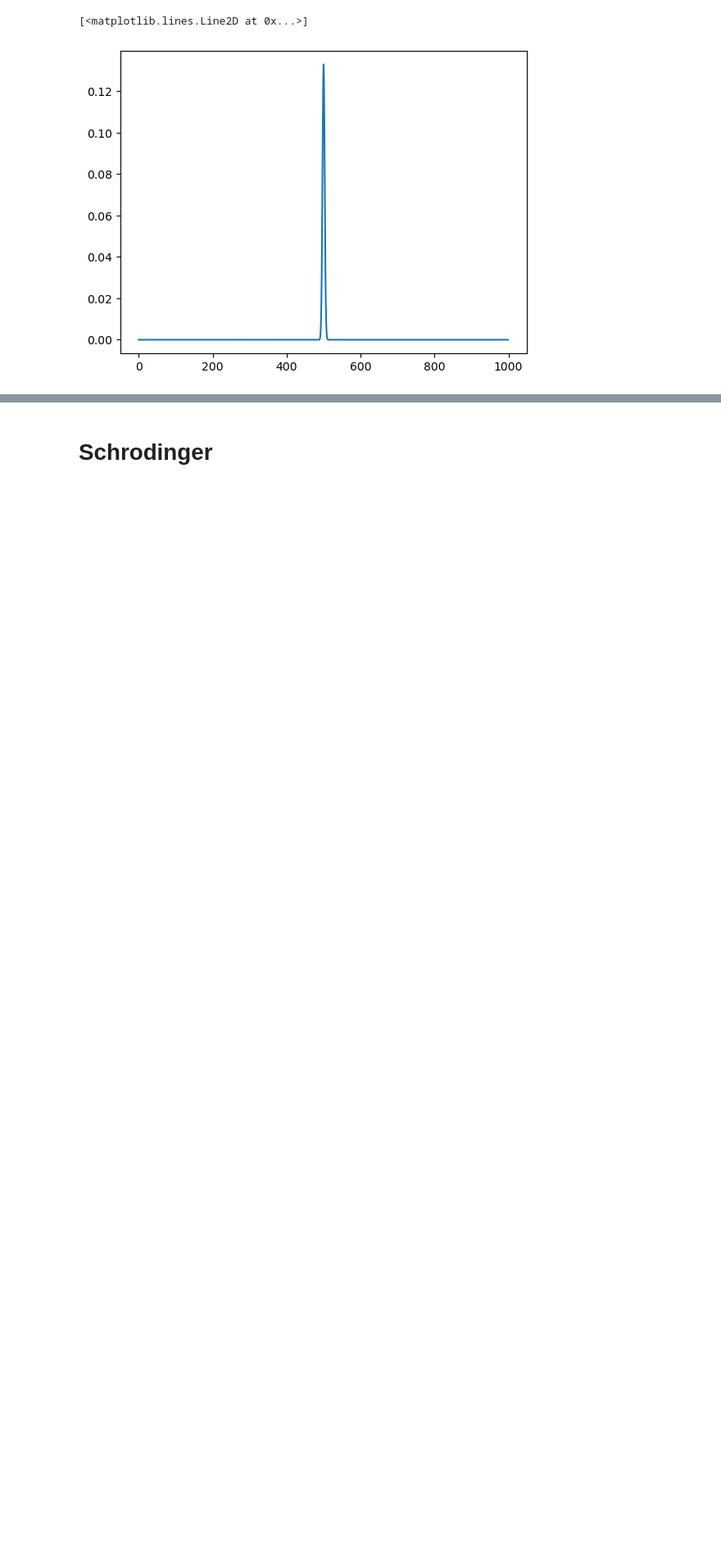
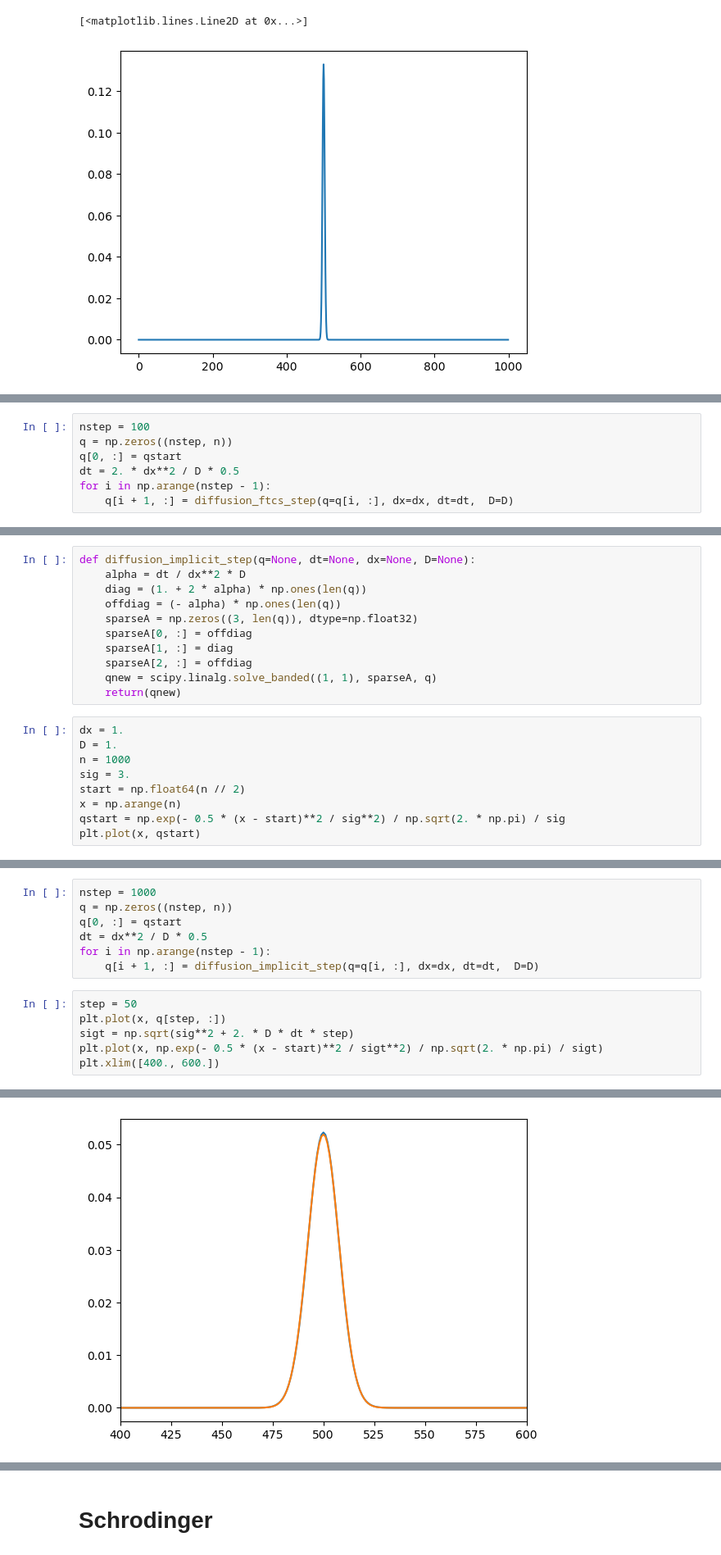
Before and after one commit to blanton144/computational-grad, a Jupyter notebook: docs/notebooks/pde.ipynb, the cells around one changed output, grey strips where cells are left out. Shown at 82% size. Saved outputs shown, nothing was run; the diff lists cells and outputs as text; blank space fills up the shorter version.

```diff
--- a/docs/notebooks/pde.ipynb
+++ b/docs/notebooks/pde.ipynb
@@ -234,3 +404,10 @@ anim = animation.FuncAnimation(fig, frame, init_func=init,
 HTML(anim.to_html5_video())
 # %% [output]
 [interactive output not drawn]
+# %%
+nstep = 100
+q = np.zeros((nstep, n))
+q[0, :] = qstart
+dt = 2. * dx**2 / D * 0.5
+for i in np.arange(nstep - 1):
+    q[i + 1, :] = diffusion_ftcs_step(q=q[i, :], dx=dx, dt=dt,  D=D)
@@ -236,0 +426,20 @@ HTML(anim.to_html5_video())
+# %%
+def diffusion_implicit_step(q=None, dt=None, dx=None, D=None):
+    alpha = dt / dx**2 * D
+    diag = (1. + 2 * alpha) * np.ones(len(q))
+    offdiag = (- alpha) * np.ones(len(q))
+    sparseA = np.zeros((3, len(q)), dtype=np.float32)
+    sparseA[0, :] = offdiag
+    sparseA[1, :] = diag
+    sparseA[2, :] = offdiag
+    qnew = scipy.linalg.solve_banded((1, 1), sparseA, q)
+    return(qnew)
+# %%
+dx = 1.
+D = 1.
+n = 1000
+sig = 3.
+start = np.float64(n // 2)
+x = np.arange(n)
+qstart = np.exp(- 0.5 * (x - start)**2 / sig**2) / np.sqrt(2. * np.pi) / sig
+plt.plot(x, qstart)
@@ -236,0 +449,14 @@ HTML(anim.to_html5_video())
+# %%
+nstep = 1000
+q = np.zeros((nstep, n))
+q[0, :] = qstart
+dt = dx**2 / D * 0.5
+for i in np.arange(nstep - 1):
+    q[i + 1, :] = diffusion_implicit_step(q=q[i, :], dx=dx, dt=dt,  D=D)
+# %%
+step = 50
+plt.plot(x, q[step, :])
+sigt = np.sqrt(sig**2 + 2. * D * dt * step)
+plt.plot(x, np.exp(- 0.5 * (x - start)**2 / sigt**2) / np.sqrt(2. * np.pi) / sigt)
+plt.xlim([400., 600.])
+# %% [output]
@@ -236,0 +464 @@ HTML(anim.to_html5_video())
+[figure, added]
```
Also changed, not shown: parts of 39 cells of this notebook, 7 other files.
